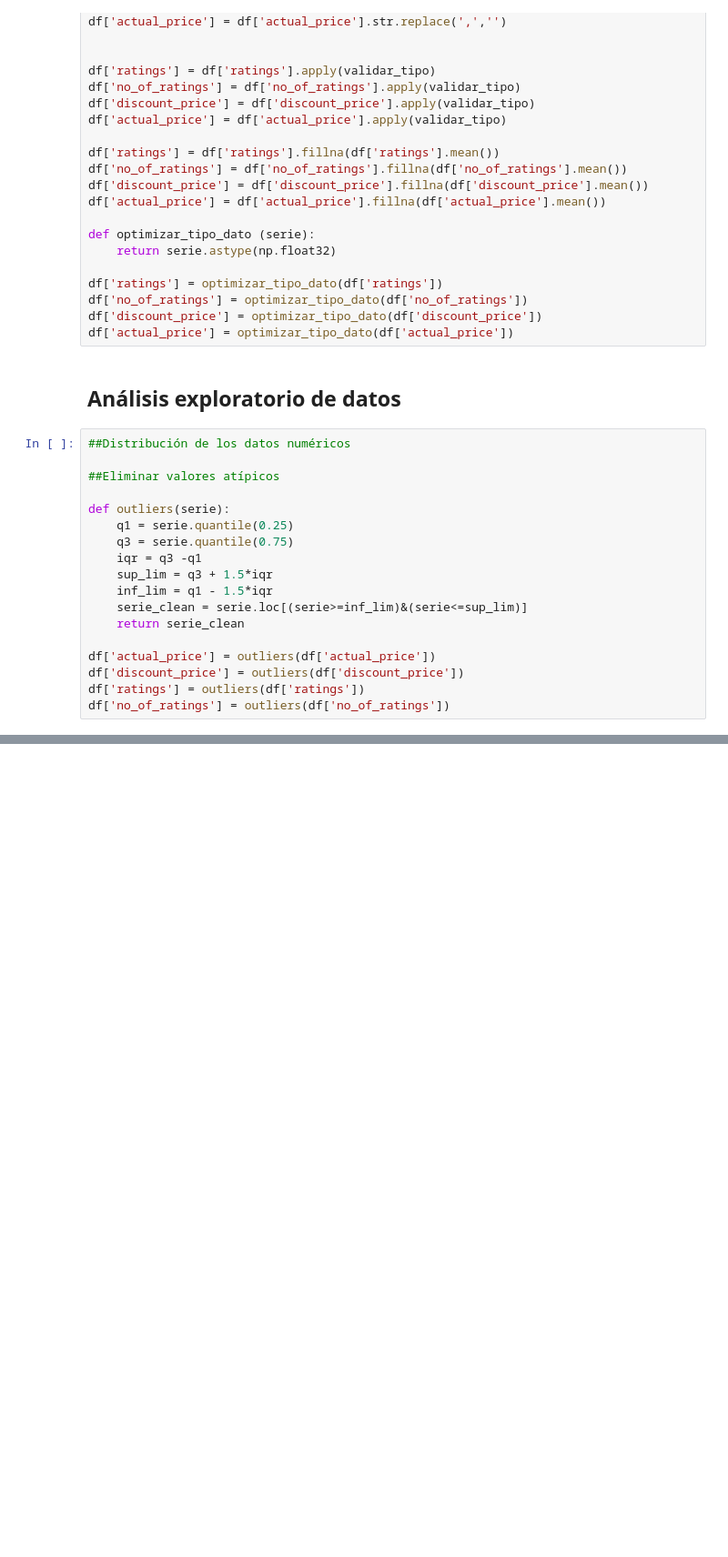
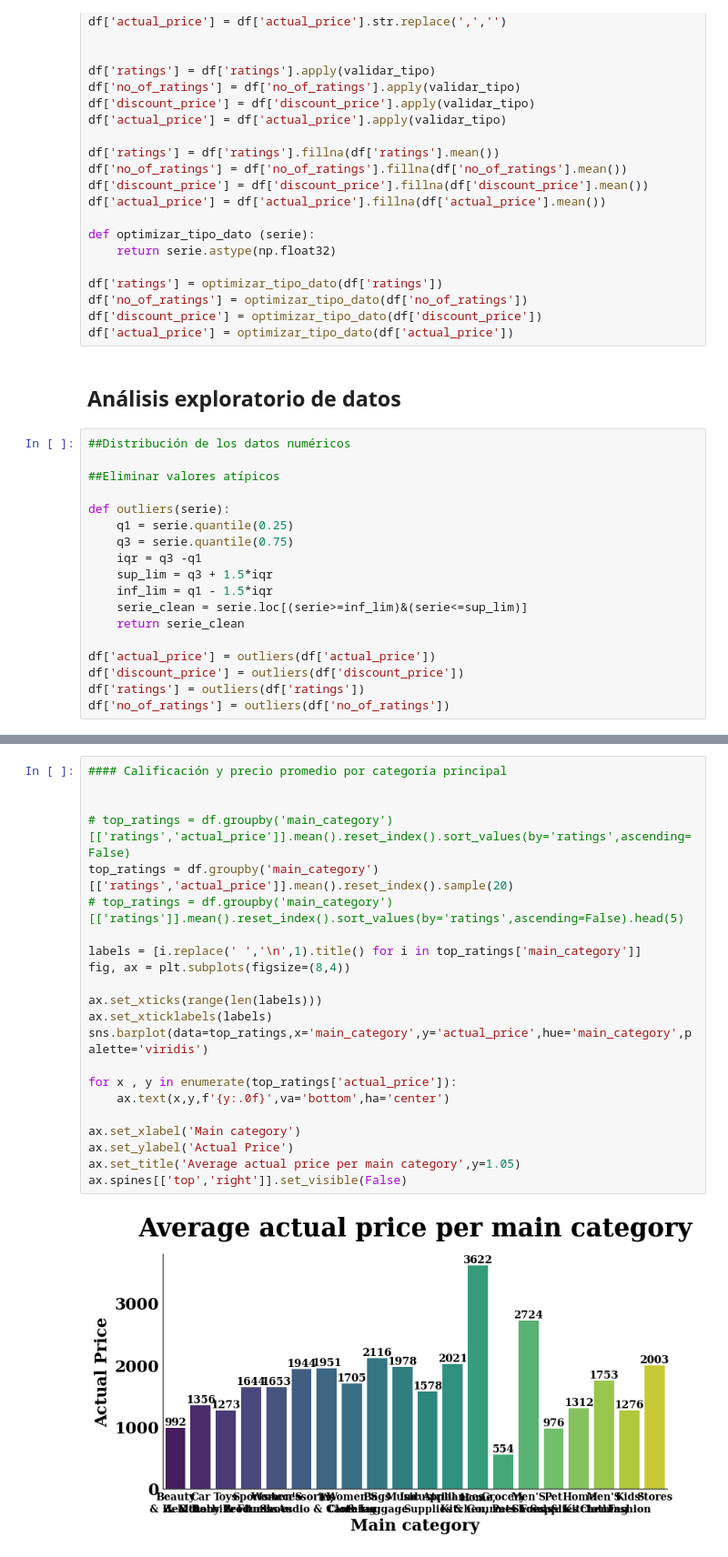
Before and after one commit to pablocarmona1527/Data_analyst, a Jupyter notebook: amazon_products_visualization.ipynb, the cells around one changed output, grey strips where cells are left out. Shown at 91% size. Cells and saved outputs as stored; diff of their text form; blank space fills up the shorter version.

```diff
--- a/amazon_products_visualization.ipynb
+++ b/amazon_products_visualization.ipynb
@@ -104,0 +116,24 @@ for i, col in enumerate(numerical):
+# %%
+#### Calificación y precio promedio por categoría principal
+
+
+# top_ratings = df.groupby('main_category')[['ratings','actual_price']].mean().reset_index().sort_values(by='ratings',ascending=False)
+top_ratings = df.groupby('main_category')[['ratings','actual_price']].mean().reset_index().sample(20)
+# top_ratings = df.groupby('main_category')[['ratings']].mean().reset_index().sort_values(by='ratings',ascending=False).head(5)
+
+labels = [i.replace(' ','\n',1).title() for i in top_ratings['main_category']]
+fig, ax = plt.subplots(figsize=(8,4))
+
+ax.set_xticks(range(len(labels)))
+ax.set_xticklabels(labels)
+sns.barplot(data=top_ratings,x='main_category',y='actual_price',hue='main_category',palette='viridis')
+
+for x , y in enumerate(top_ratings['actual_price']):
+    ax.text(x,y,f'{y:.0f}',va='bottom',ha='center')
+
+ax.set_xlabel('Main category')
+ax.set_ylabel('Actual Price')
+ax.set_title('Average actual price per main category',y=1.05)
+ax.spines[['top','right']].set_visible(False)
+# %% [output]
+[figure, added]
```
Also changed, not shown: parts of 6 cells of this notebook.
